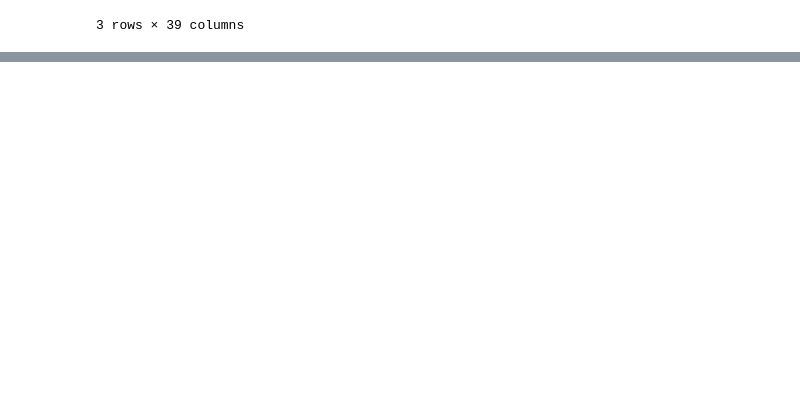
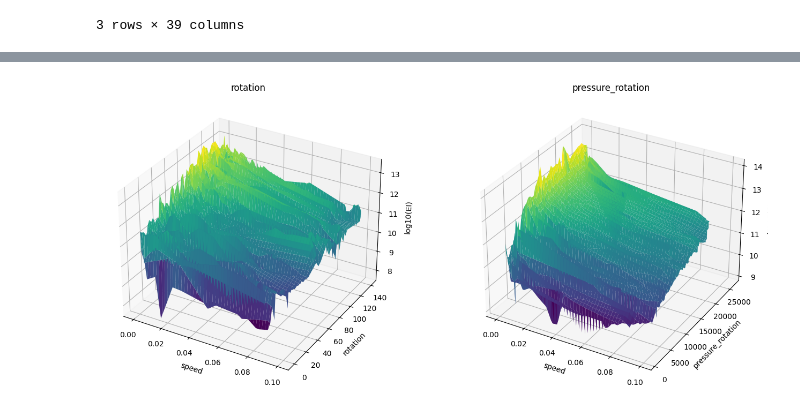
Before and after one commit to qa1roO/OptimalDrilling, a Jupyter notebook: pipeline.ipynb, the cells around one changed output, grey strips where cells are left out. Drawn from its saved outputs; the diff is of its cells as text; code cells hidden in the pictures; blank space fills up the shorter version.

```diff
--- a/pipeline.ipynb
+++ b/pipeline.ipynb
@@ -450,0 +76,49 @@ dtype: float64
+# %%
+# %%
+import numpy as np
+import matplotlib.pyplot as plt
+from mpl_toolkits.mplot3d import Axes3D
+from scipy.interpolate import griddata
+
+x = df_clean['speed'].values
+z = np.log10(np.abs(df_clean['EI'].values) + 1e-12)
+
+y1 = df_clean['rotation'].values
+y2 = df_clean['pressure_rotation'].values
+
+fig = plt.figure(figsize=(14,6))
+
+# ===== Первый subplot (rotation) =====
+ax1 = fig.add_subplot(121, projection='3d')
+
+xi = np.linspace(x.min(), x.max(), 100)
+yi1 = np.linspace(y1.min(), y1.max(), 100)
+xi1, yi1 = np.meshgrid(xi, yi1)
+
+zi1 = griddata((x, y1), z, (xi1, yi1), method='linear')
+
+surf1 = ax1.plot_surface(xi1, yi1, zi1, cmap='viridis', edgecolor='none')
+ax1.set_xlabel('speed')
+ax1.set_ylabel('rotation')
+ax1.set_zlabel('log10(EI)')
+ax1.set_title('rotation')
+
+# ===== Второй subplot (pressure_rotation) =====
+ax2 = fig.add_subplot(122, projection='3d')
+
+yi2 = np.linspace(y2.min(), y2.max(), 100)
+xi2, yi2 = np.meshgrid(xi, yi2)
+
+zi2 = griddata((x, y2), z, (xi2, yi2), method='linear')
+
+surf2 = ax2.plot_surface(xi2, yi2, zi2, cmap='viridis', edgecolor='none')
+ax2.set_xlabel('speed')
+ax2.set_ylabel('pressure_rotation')
+ax2.set_zlabel('log10(EI)')
+ax2.set_title('pressure_rotation')
+
+
+plt.tight_layout()
+plt.show()
+# %% [output]
+[figure, added]
```
Also changed, not shown: parts of 43 cells of this notebook, 4 other files.
